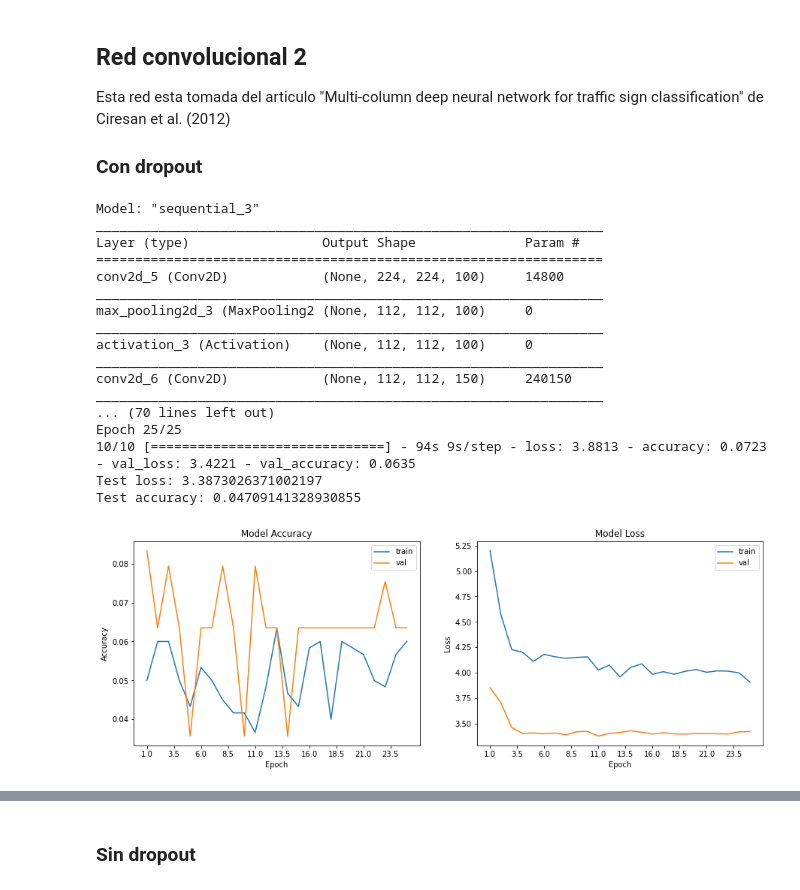
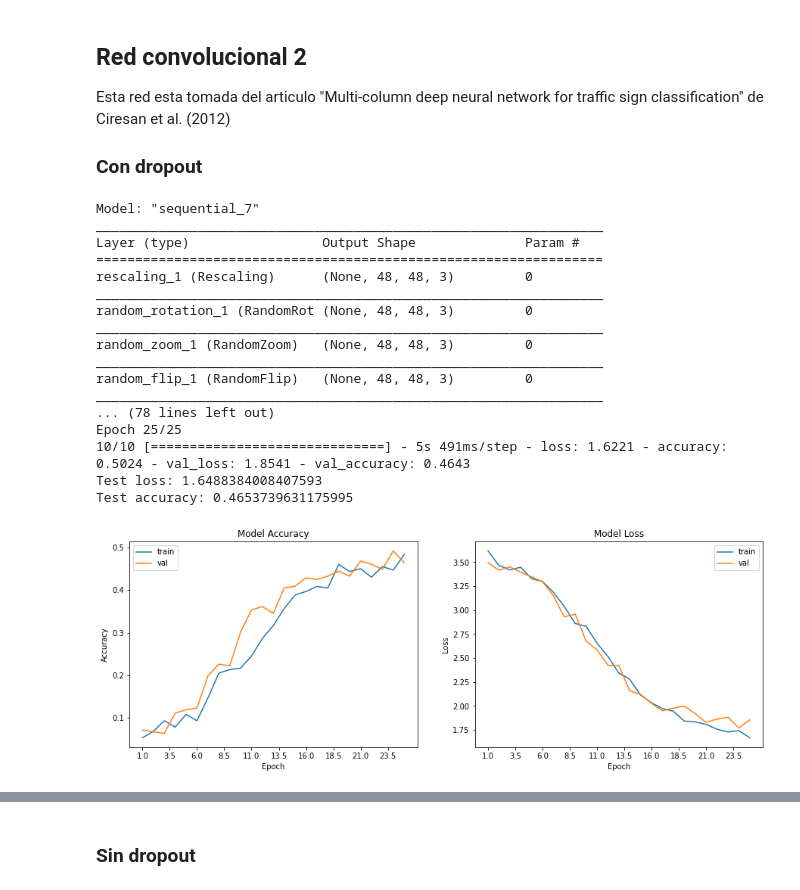
Before and after one commit to themrcesi/ComputerVision, a Jupyter notebook: Práctica4/senales_final.ipynb, the cells around one changed output, grey strips where cells are left out. Drawn from its saved outputs; the diff is of its cells as text; code cells hidden in the pictures.

```diff
--- a/Práctica4/senales_final.ipynb
+++ b/Práctica4/senales_final.ipynb
@@ -69,6 +69,8 @@ plt.show()
 [figure]
 # %%
 from sklearn.utils import shuffle
+from skimage.transform import resize
+
 train_files, train_signs, train_bboxes, train_labels = shuffle(train_files, train_signs, train_bboxes, train_labels)
 # plt.imshow(cv2.cvtColor(train_images.get(train_files[0])[0], cv2.COLOR_BGR2RGB))
 # plt.show()
@@ -93,6 +95,18 @@ tr_signs /= 255.0
 va_signs /= 255.0
 te_signs /= 255.0
 
+tr_signs_res = np.zeros((len(tr_signs),48,48,3))
+va_signs_res = np.zeros((len(va_signs),48,48,3))
+te_signs_res = np.zeros((len(te_signs),48,48,3))
+
+for n,i in enumerate(tr_signs):
+    tr_signs_res[n,:,:,:] = resize(tr_signs[n,:,:,:], tr_signs_res.shape[1:], anti_aliasing=True)
+for n,i in enumerate(va_signs):
+    va_signs_res[n,:,:,:] = resize(va_signs[n,:,:,:], va_signs_res.shape[1:], anti_aliasing=True)
+for n,i in enumerate(te_signs):
+    te_signs_res[n,:,:,:] = resize(te_signs[n,:,:,:], te_signs_res.shape[1:], anti_aliasing=True)
+print(tr_signs_res[0].shape)
+
 from keras.utils import np_utils
 tr_labels = np_utils.to_categorical(tr_labels, num_classes)
 va_labels = np_utils.to_categorical(va_labels, num_classes)
@@ -272,24 +286,27 @@ def initializer():
     return RandomUniform(minval=-0.05, maxval=0.05, seed=None)
 
 def build_conv2(dout=True):
-    cnn = Sequential()
-    cnn.add(Conv2D(100, (7, 7), padding="same", input_shape=(224, 224, 3), activation='relu', bias_initializer=initializer()))
+    cnn = Sequential([experimental.preprocessing.Rescaling(1./255, input_shape=(48, 48, 3)),
+    experimental.preprocessing.RandomRotation(0.2),
+    experimental.preprocessing.RandomZoom(.2),
+    experimental.preprocessing.RandomFlip("horizontal")])
+    cnn.add(Conv2D(100, (7, 7), padding="same", kernel_initializer=initializer()))
     cnn.add(MaxPooling2D(pool_size=(2, 2)))
     cnn.add(Activation('tanh'))
 
-    cnn.add(Conv2D(150, (4, 4), padding="same", bias_initializer=initializer()))
+    cnn.add(Conv2D(150, (4, 4), padding="same", kernel_initializer=initializer()))
     cnn.add(MaxPooling2D(pool_size=(2, 2)))
     cnn.add(Activation('tanh'))
 
-    cnn.add(Conv2D(250, (4, 4), padding="same", bias_initializer=initializer()))
+    cnn.add(Conv2D(250, (4, 4), padding="same", kernel_initializer=initializer()))
     cnn.add(MaxPooling2D(pool_size=(2, 2)))
     cnn.add(Activation('tanh'))
 
     cnn.add(Flatten())
-    cnn.add(Dense(300, activation='tanh', bias_initializer=initializer()))
+    cnn.add(Dense(300, activation='tanh', kernel_initializer=initializer()))
     if dout:
         cnn.add(Dropout(0.5))
-    cnn.add(Dense(43, activation='softmax', bias_initializer=initializer()))
+    cnn.add(Dense(43, activation='softmax', kernel_initializer=initializer()))
     return cnn
 # %% [markdown]
 # Experimentación
@@ -1063,37 +1080,37 @@ Esta red esta tomada del articulo "Multi-column deep neural network for traffic
 # %%
 import time
 model = build_conv2(dout=True)
 
 model.compile(optimizer='adam', loss='categorical_crossentropy', metrics=['accuracy'])
 model.summary()
 
 # Training
 start = time.time()
-history = model.fit(tr_signs, tr_labels, batch_size=64, epochs=25, verbose=1, validation_data=(va_signs, va_labels))
+history = model.fit(tr_signs_res, tr_labels, batch_size=64, epochs=25, verbose=1, validation_data=(va_signs_res, va_labels))
 end = time.time()
 
-loss, acc = model.evaluate(te_signs, te_labels, verbose=0)
+loss, acc = model.evaluate(te_signs_res, te_labels, verbose=0)
 print('Test loss:', loss)
 print('Test accuracy:', acc)
 
 plot_model_history(history)
 print("Training MLP took " + str(end - start) + " seconds")
 # %% [output]
-Model: "sequential_3"
+Model: "sequential_7"
 _________________________________________________________________
 Layer (type)                 Output Shape              Param #
 =================================================================
-conv2d_5 (Conv2D)            (None, 224, 224, 100)     14800
+rescaling_1 (Rescaling)      (None, 48, 48, 3)         0
 _________________________________________________________________
-max_pooling2d_3 (MaxPooling2 (None, 112, 112, 100)     0
+random_rotation_1 (RandomRot (None, 48, 48, 3)         0
 _________________________________________________________________
-activation_3 (Activation)    (None, 112, 112, 100)     0
+random_zoom_1 (RandomZoom)   (None, 48, 48, 3)         0
 _________________________________________________________________
-conv2d_6 (Conv2D)            (None, 112, 112, 150)     240150
+random_flip_1 (RandomFlip)   (None, 48, 48, 3)         0
 _________________________________________________________________
-... (70 lines left out)
+... (78 lines left out)
 Epoch 25/25
-10/10 [==============================] - 94s 9s/step - loss: 3.8813 - accuracy: 0.0723 - val_loss: 3.4221 - val_accuracy: 0.0635
-Test loss: 3.3873026371002197
-Test accuracy: 0.04709141328930855
+10/10 [==============================] - 5s 491ms/step - loss: 1.6221 - accuracy: 0.5024 - val_loss: 1.8541 - val_accuracy: 0.4643
+Test loss: 1.6488384008407593
+Test accuracy: 0.4653739631175995
-[figure, old version]
+[figure, new version]
```
Also changed, not shown: parts of 3 cells of this notebook.
